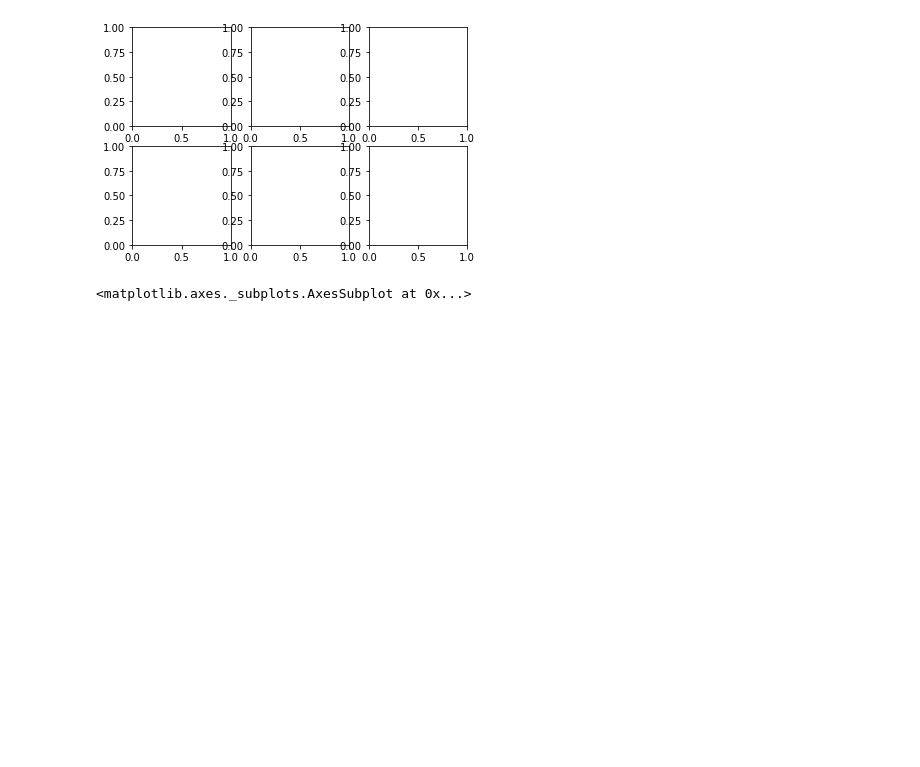
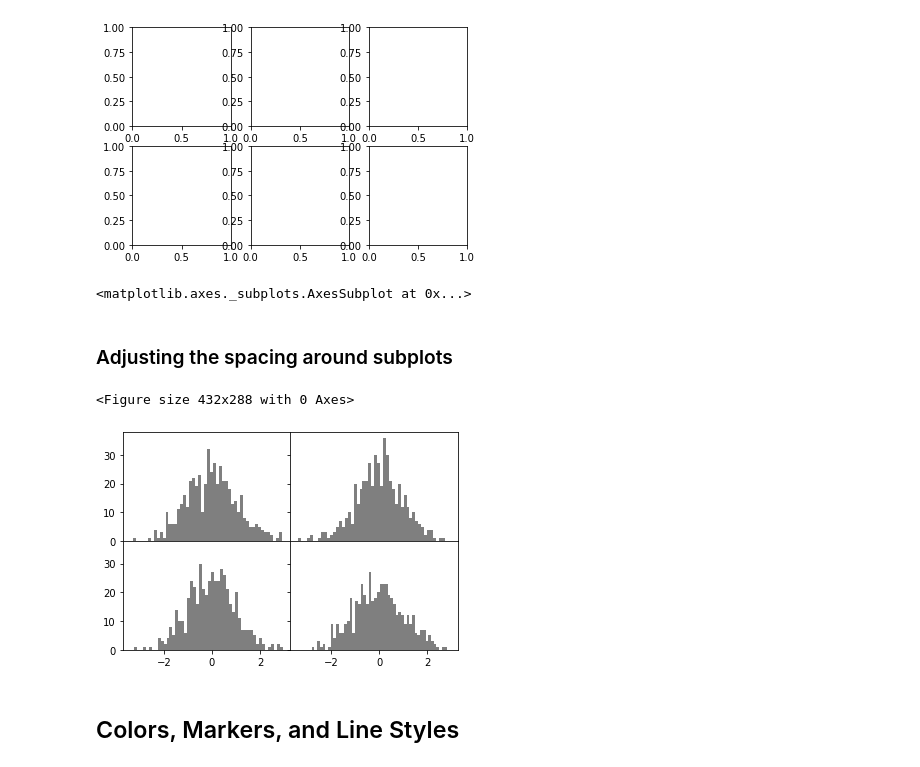
Before and after one commit to XingxinHE/Python-for-Data-Analysis-Notes, a Jupyter notebook: 9_1_A_Brief_matplotlib_API_Primer.ipynb, the cells around one changed output. Saved outputs shown, nothing was run; the diff lists cells and outputs as text; code cells hidden in the pictures; blank space fills up the shorter version.

```diff
--- a/9_1_A_Brief_matplotlib_API_Primer.ipynb
+++ b/9_1_A_Brief_matplotlib_API_Primer.ipynb
@@ -99,3 +99,20 @@ fig, axes = plt.subplots(2, 3) #2 rows, 3 columns
 axes[0, 2] #第0排，第2column
 # %% [output]
 <matplotlib.axes._subplots.AxesSubplot at 0x...>
+# %% [markdown]
+### Adjusting the spacing around subplots
+# %%
+#调整间距可用以下格式代码：
+plt.subplots_adjust(left=None, bottom=None, right=None, top=None, wspace=None, hspace=None)
+# %% [output]
+<Figure size 432x288 with 0 Axes>
+# %%
+fig, axes = plt.subplots(2, 2, sharex=True, sharey=True) #创建一个2*2的figure，share x,y axis
+for i in range(2):
+  for j in range(2): #nested for loop, 来iterate axes的index
+    axes[i,j].hist(np.random.randn(500), bins=50, color='k', alpha=0.5)
+plt.subplots_adjust(wspace=0, hspace=0) #让axes都没有边缘留白
+# %% [output]
+[figure, added]
+# %% [markdown]
+## Colors, Markers, and Line Styles
```
Also changed, not shown: parts of 29 cells of this notebook.
